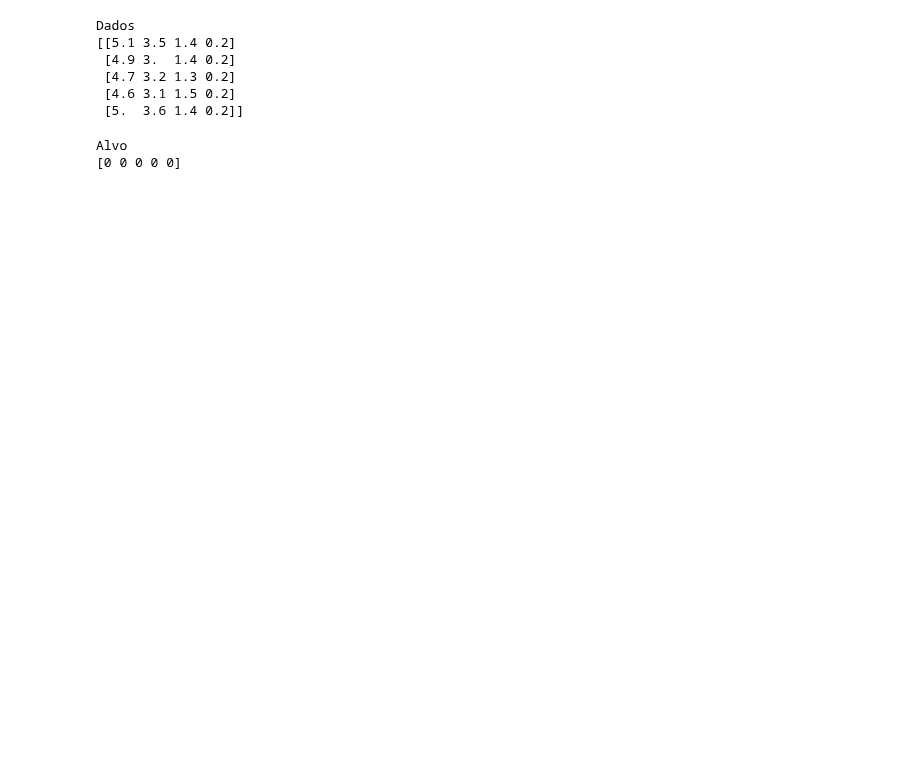
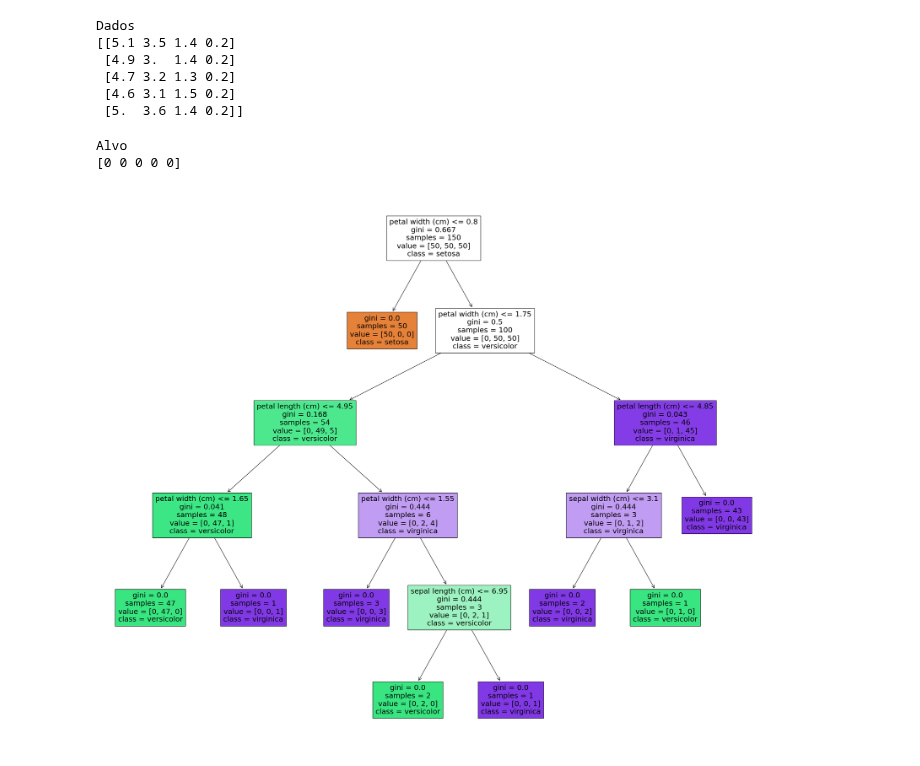
Before and after one commit to Rodrinardi/aula_7, a Jupyter notebook: arvore_de_decisoes.ipynb, the cells around one changed output. Drawn from its saved outputs; the diff is of its cells as text; code cells hidden in the pictures; blank space fills up the shorter version.

```diff
--- a/arvore_de_decisoes.ipynb
+++ b/arvore_de_decisoes.ipynb
@@ -28,6 +28,8 @@ x,y = iris.data, iris.target
 # %%
 classificador = tree.DecisionTreeClassifier() # instância do modelo da árvore de deicisões
 classificador.fit(x,y) # treino do modelo
 fig = plt.figure(figsize=(30,25)) #defino o tamnaho da figura
 tree.plot_tree(classificador, feature_names = iris.feature_names, class_names=iris.target_names.tolist(), filled=True)
-plt.save('arvore1.jpg')
+plt.savefig('arvore1.jpg')
+# %% [output]
+[figure, added]
```
Also changed, not shown: parts of 2 cells of this notebook, 2 other files.
